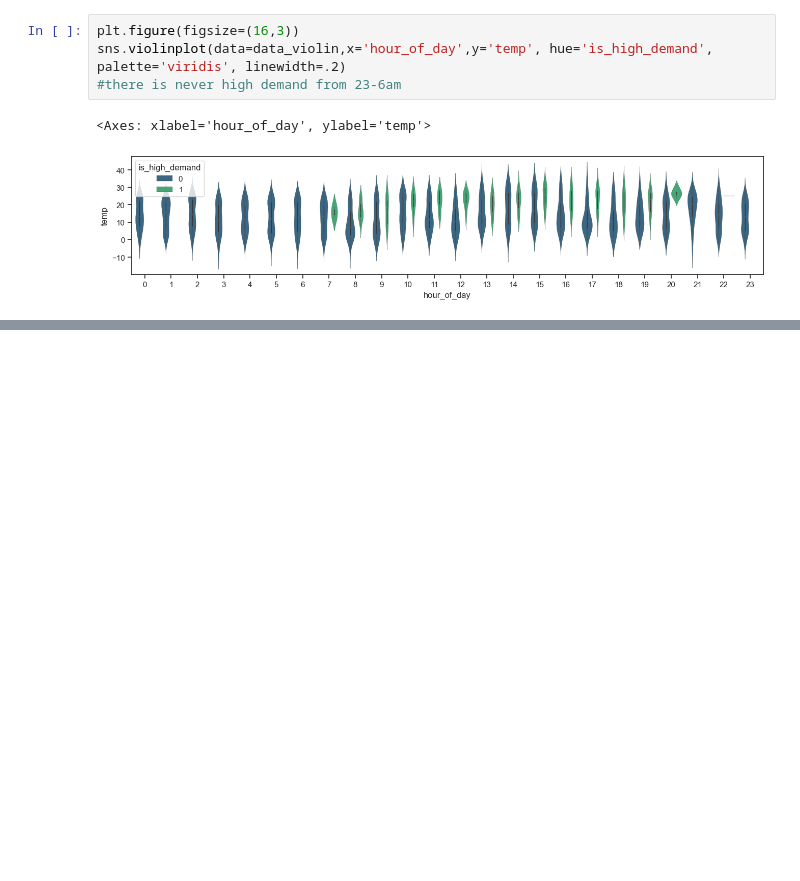
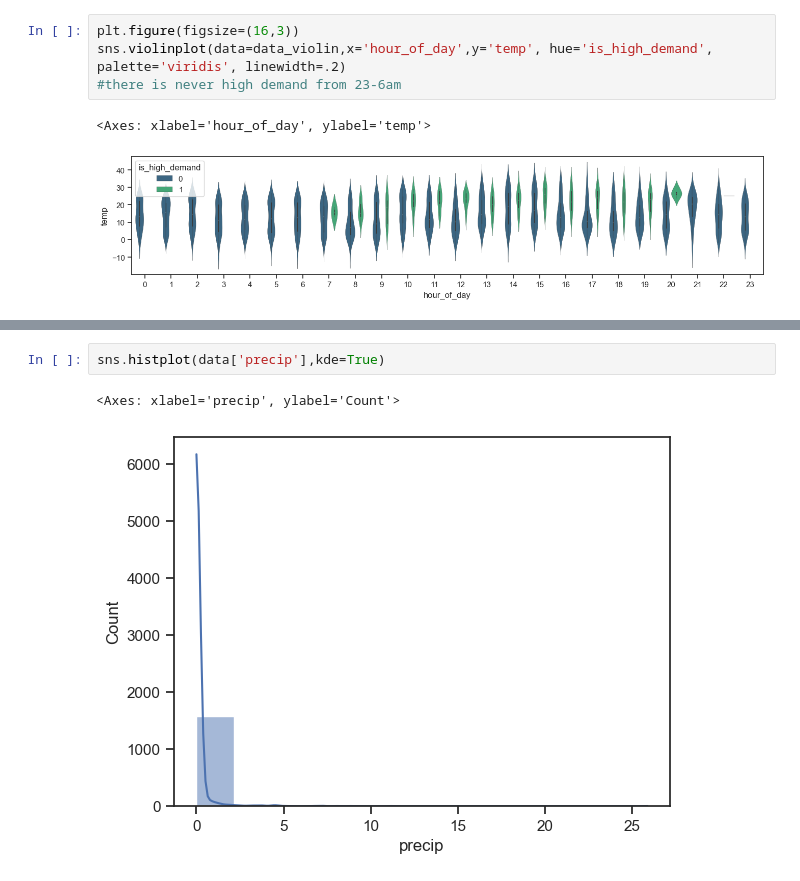
Before and after one commit to vaughankraska/BIKES_SML, a Jupyter notebook: notebooks/finn_exploratory_analysis.ipynb, the cells around one changed output, grey strips where cells are left out. Saved outputs shown, nothing was run; the diff lists cells and outputs as text; blank space fills up the shorter version.

```diff
--- a/notebooks/finn_exploratory_analysis.ipynb
+++ b/notebooks/finn_exploratory_analysis.ipynb
@@ -150,0 +149,5 @@ array([[<Axes: xlabel='hour_of_day', ylabel='hour_of_day'>,
+# %%
+sns.histplot(data['precip'],kde=True)
+# %% [output]
+<Axes: xlabel='precip', ylabel='Count'>
+[figure, added]
```
Also changed, not shown: parts of 6 cells of this notebook, 1 other file.
